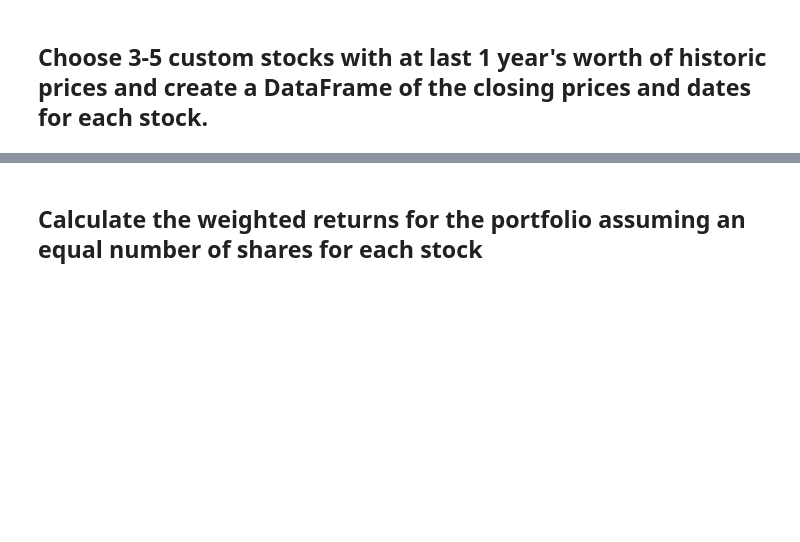
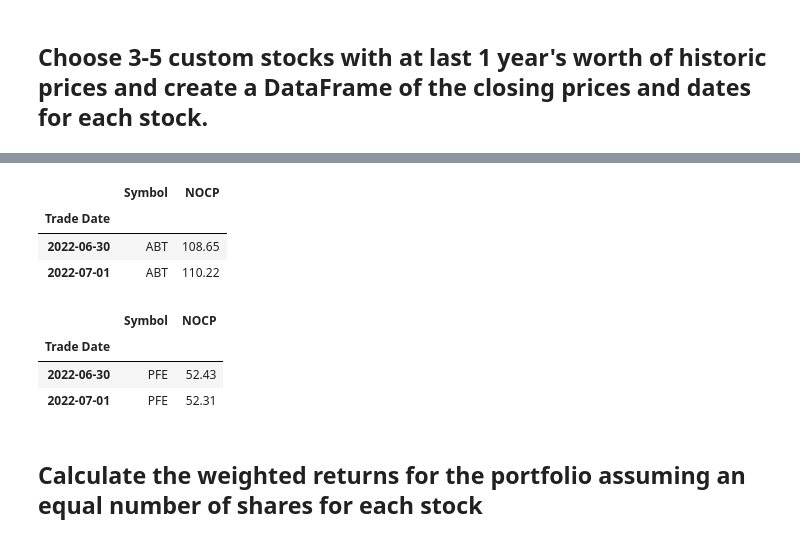
Before and after one commit to eyva19/Portfolio_perfomance_assessment, a Jupyter notebook: whale_analysis.ipynb, the cells around one changed output, grey strips where cells are left out. Drawn from its saved outputs; the diff is of its cells as text; code cells hidden in the pictures; blank space fills up the shorter version.

```diff
--- a/whale_analysis.ipynb
+++ b/whale_analysis.ipynb
@@ -469,3 +478,33 @@ In this section, you will build your own portfolio of stocks, calculate the retu
+# %%
+# Reading data from 2nd stock - Abbott Laboratories
+# Set the file paths
+abbott_data = Path("/Users/eyva/Desktop/Repos/Portfolio_perfomance_assessment/Resources/ABT_Abbott Laboratories_historical.csv")
+
+# Reading
+abbott_df = pd.read_csv(abbott_data, index_col="Trade Date", infer_datetime_format=True, parse_dates=True)
+
+# Display a few rows
+abbott_df.head(2)
+# %% [output]
+|  | Symbol | NOCP |
+| Trade Date |  |  |
+| 2022-06-30 | ABT | 108.65 |
+| 2022-07-01 | ABT | 110.22 |
+# %%
+# Reading data from 3rd stock -  Pfizer Inc.
+# Set the file paths
+pfizer_data = Path("/Users/eyva/Desktop/Repos/Portfolio_perfomance_assessment/Resources/PFE_Pfizer Inc._historical.csv")
+
+# Reading
+pfizer_df = pd.read_csv(pfizer_data, index_col="Trade Date", infer_datetime_format=True, parse_dates=True)
+
+# Display a few rows
+pfizer_df.head(2)
+# %% [output]
+|  | Symbol | NOCP |
+| Trade Date |  |  |
+| 2022-06-30 | PFE | 52.43 |
+| 2022-07-01 | PFE | 52.31 |
 # %%
 # Combine all stocks in a single DataFrame
 # %%
```
Also changed, not shown: parts of 5 cells of this notebook, 3 other files.
